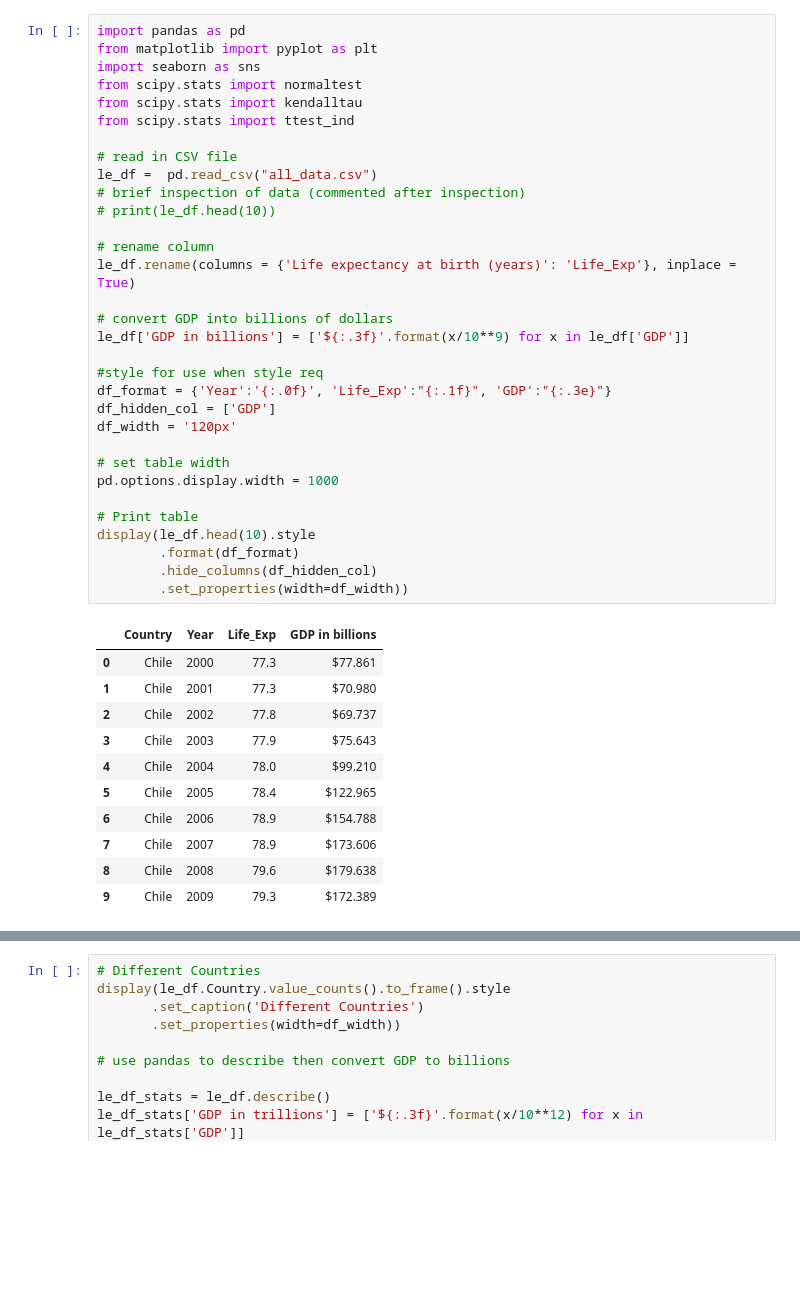
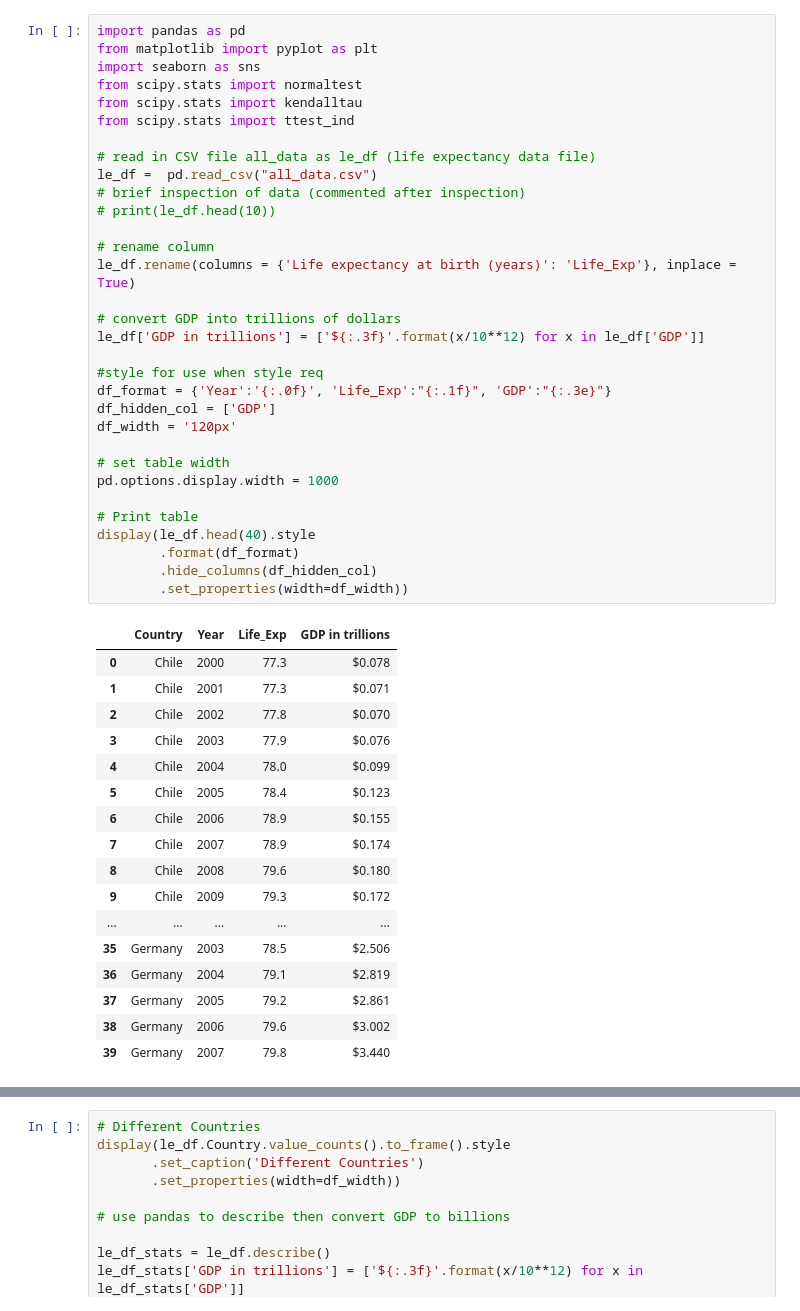
Before and after one commit to john-primeaux/life_expectancy_gdp_project, a Jupyter notebook: life_expectancy_gdp.ipynb, the cells around one changed output, grey strips where cells are left out. Cells and saved outputs as stored; diff of their text form; blank space fills up the shorter version.

```diff
--- a/life_expectancy_gdp.ipynb
+++ b/life_expectancy_gdp.ipynb
@@ -1,44 +1,50 @@
 # %%
 import pandas as pd
 from matplotlib import pyplot as plt
 import seaborn as sns
 from scipy.stats import normaltest
 from scipy.stats import kendalltau
 from scipy.stats import ttest_ind
 
-# read in CSV file
+# read in CSV file all_data as le_df (life expectancy data file)
 le_df =  pd.read_csv("all_data.csv")
 # brief inspection of data (commented after inspection)
 # print(le_df.head(10))
 
 # rename column
 le_df.rename(columns = {'Life expectancy at birth (years)': 'Life_Exp'}, inplace = True)
 
-# convert GDP into billions of dollars
-le_df['GDP in billions'] = ['${:.3f}'.format(x/10**9) for x in le_df['GDP']]
+# convert GDP into trillions of dollars
+le_df['GDP in trillions'] = ['${:.3f}'.format(x/10**12) for x in le_df['GDP']]
 
 #style for use when style req
 df_format = {'Year':'{:.0f}', 'Life_Exp':"{:.1f}", 'GDP':"{:.3e}"}
 df_hidden_col = ['GDP']
 df_width = '120px'
 
 # set table width
 pd.options.display.width = 1000
 
 # Print table
-display(le_df.head(10).style
+display(le_df.head(40).style
         .format(df_format)
         .hide_columns(df_hidden_col)
         .set_properties(width=df_width))
 # %% [output]
-|  | Country | Year | Life_Exp | GDP in billions |
-| 0 | Chile | 2000 | 77.3 | $77.861 |
-| 1 | Chile | 2001 | 77.3 | $70.980 |
-| 2 | Chile | 2002 | 77.8 | $69.737 |
-| 3 | Chile | 2003 | 77.9 | $75.643 |
-| 4 | Chile | 2004 | 78.0 | $99.210 |
-| 5 | Chile | 2005 | 78.4 | $122.965 |
-| 6 | Chile | 2006 | 78.9 | $154.788 |
-| 7 | Chile | 2007 | 78.9 | $173.606 |
-| 8 | Chile | 2008 | 79.6 | $179.638 |
-| 9 | Chile | 2009 | 79.3 | $172.389 |
+|  | Country | Year | Life_Exp | GDP in trillions |
+| 0 | Chile | 2000 | 77.3 | $0.078 |
+| 1 | Chile | 2001 | 77.3 | $0.071 |
+| 2 | Chile | 2002 | 77.8 | $0.070 |
+| 3 | Chile | 2003 | 77.9 | $0.076 |
+| 4 | Chile | 2004 | 78.0 | $0.099 |
+| 5 | Chile | 2005 | 78.4 | $0.123 |
+| 6 | Chile | 2006 | 78.9 | $0.155 |
+| 7 | Chile | 2007 | 78.9 | $0.174 |
+| 8 | Chile | 2008 | 79.6 | $0.180 |
+| 9 | Chile | 2009 | 79.3 | $0.172 |
+| ... | ... | ... | ... | ... |
+| 35 | Germany | 2003 | 78.5 | $2.506 |
+| 36 | Germany | 2004 | 79.1 | $2.819 |
+| 37 | Germany | 2005 | 79.2 | $2.861 |
+| 38 | Germany | 2006 | 79.6 | $3.002 |
+| 39 | Germany | 2007 | 79.8 | $3.440 |
```
Also changed, not shown: parts of 16 cells of this notebook.
